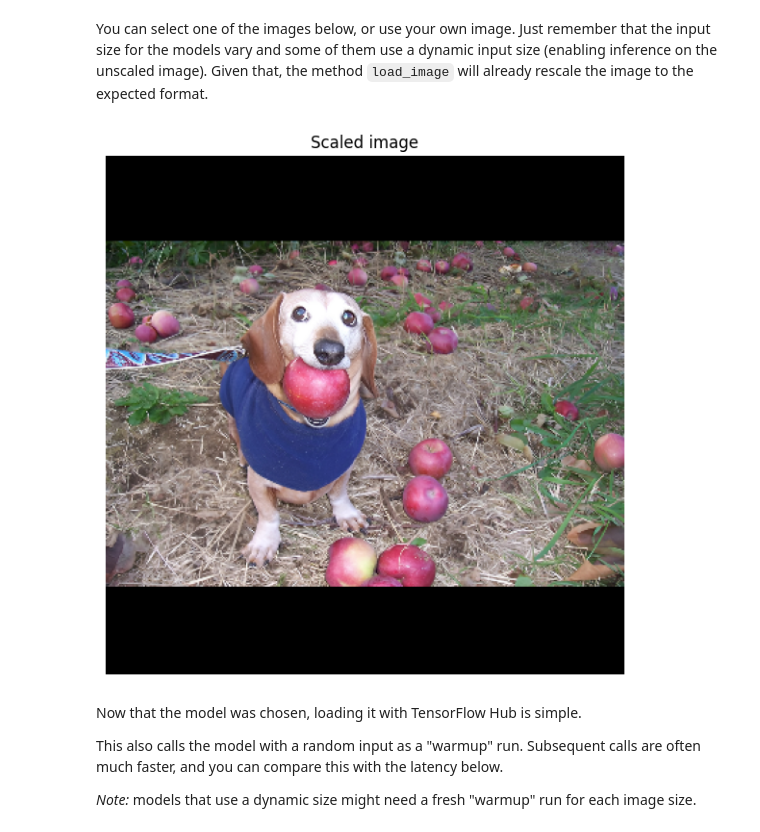
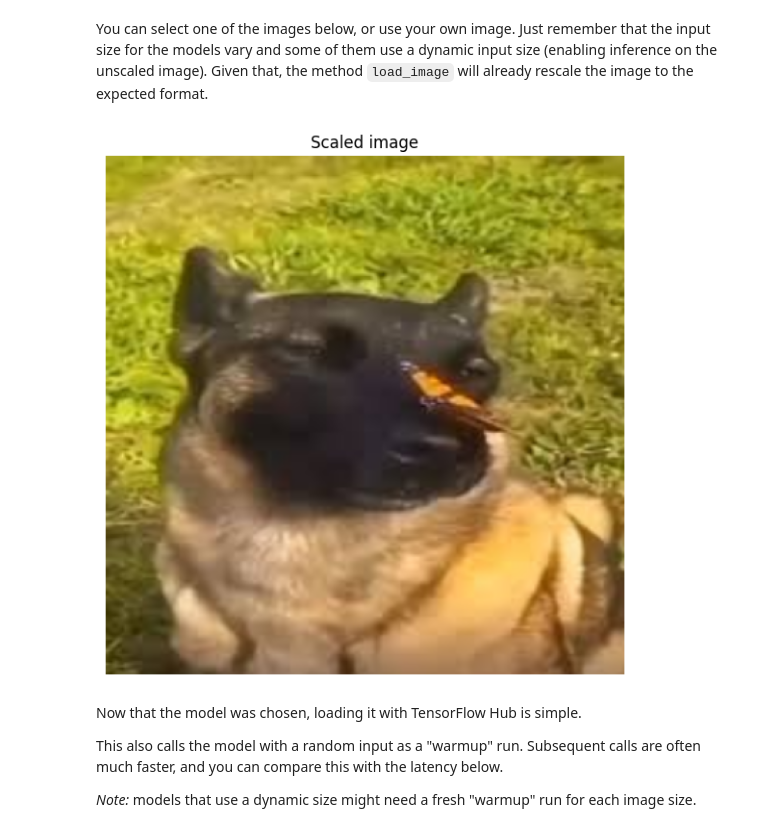
Before and after one commit to Drimmyr/-, a Jupyter notebook: site/en/hub/tutorials/image_classification.ipynb, the cells around one changed output. Cells and saved outputs as stored; diff of their text form; code cells hidden in the pictures.

```diff
--- a/site/en/hub/tutorials/image_classification.ipynb
+++ b/site/en/hub/tutorials/image_classification.ipynb
@@ -260,40 +258,42 @@ You can select one of the images below, or use your own image. Just remember tha
 # %%
 #@title Select an Input Image
 
-image_name = "apple" # @param ['tiger', 'bus', 'car', 'cat', 'dog', 'apple', 'banana', 'turtle', 'flamingo', 'piano', 'honeycomb', 'teapot']
+image_name = "dog" # @param ["tiger","bus","car","cat","dog","apple","banana","turtle","flamingo","piano","honeycomb","teapot","teapot mem"]
 
 images_for_test_map = {
     "tiger": "https://encrypted-tbn0.gstatic.com/images?q=tbn:ANd9GcTtGKs32gRW0nVpAi6EHA1iXT1DW17C_hCfCA&s",
     #by Charles James Sharp, CC BY-SA 4.0 <https://creativecommons.org/licenses/by-sa/4.0>, via Wikimedia Commons
     "bus": "https://upload.wikimedia.org/wikipedia/commons/6/63/LT_471_%28LTZ_1471%29_Arriva_London_New_Routemaster_%2819522859218%29.jpg",
     #by Martin49 from London, England, CC BY 2.0 <https://creativecommons.org/licenses/by/2.0>, via Wikimedia Commons
     "car": "https://carsweek.ru/upload/iblock/cdf/cdf0a5fafefbe10e156f867bb16f524c.jpg",
     #by EurovisionNim, CC BY-SA 4.0 <https://creativecommons.org/licenses/by-sa/4.0>, via Wikimedia Commons
     "cat": "https://memi.klev.club/uploads/posts/2024-04/memi-klev-club-o71q-p-memi-kot-s-ruzhem-29.jpg",
     #by Alvesgaspar, CC BY-SA 3.0 <https://creativecommons.org/licenses/by-sa/3.0>, via Wikimedia Commons
     "dog": "https://encrypted-tbn0.gstatic.com/images?q=tbn:ANd9GcS4Vrxs3GDd74IGOzqrFeda8K2E9D5fescRPw&s",
     #by Craig Pemberton, CC BY-SA 3.0 <https://creativecommons.org/licenses/by-sa/3.0>, via Wikimedia Commons
     "apple": "https://opis-cdn.tinkoffjournal.ru/mercury/01-dog-with-an-apple.jpg",
     #by Abhijit Tembhekar from Mumbai, India, CC BY 2.0 <https://creativecommons.org/licenses/by/2.0>, via Wikimedia Commons
     "banana": "https://memi.klev.club/uploads/posts/2024-04/memi-klev-club-lb0g-p-memi-kot-v-kostyume-banana-18.jpg",
     #by fir0002  flagstaffotos [at] gmail.com		Canon 20D + Tamron 28-75mm f/2.8, GFDL 1.2 <http://www.gnu.org/licenses/old-licenses/fdl-1.2.html>, via Wikimedia Commons
     "turtle": "https://masterpiecer-images.s3.yandex.net/5ffea669e1256dd:upscaled",
     #by Claudio Giovenzana, CC BY-SA 3.0 <https://creativecommons.org/licenses/by-sa/3.0>, via Wikimedia Commons
     "flamingo": "https://encrypted-tbn0.gstatic.com/images?q=tbn:ANd9GcRx4RaiOKWLrEBm0_GRoMq3PJ5je_ysP49D-g&s",
     #by Christian Mehlführer, User:Chmehl, CC BY 3.0 <https://creativecommons.org/licenses/by/3.0>, via Wikimedia Commons
     "piano": "https://encrypted-tbn0.gstatic.com/images?q=tbn:ANd9GcSumHFtVAS1kZec7rCfjS8zm0cgums7laBDZw&s",
     #by "Photo: © Copyright Steinway & Sons", CC BY-SA 3.0 <https://creativecommons.org/licenses/by-sa/3.0>, via Wikimedia Commons
     "honeycomb": "https://encrypted-tbn0.gstatic.com/images?q=tbn:ANd9GcRXhc4yLqBxt7JvstG0EApFiZozdmml1_HSfQ&s",
     #by Merdal, CC BY-SA 3.0 <http://creativecommons.org/licenses/by-sa/3.0/>, via Wikimedia Commons
     "teapot": "https://memi.klev.club/uploads/posts/2024-12/memi-klev-club-g23t-p-memi-muzhik-s-chainikom-12.jpg",
     #by Mendhak, CC BY-SA 2.0 <https://creativecommons.org/licenses/by-sa/2.0>, via Wikimedia Commons
+    "teapot mem": "https://encrypted-tbn0.gstatic.com/images?q=tbn:ANd9GcS4jLyVW8T9MyQvgmb0P-HbpDtFocgC64HaVw&s",
+    #by Mendhak, CC BY-SA 2.0 <https://creativecommons.org/licenses/by-sa/2.0>, via Wikimedia Commons
 }
 
 img_url = images_for_test_map[image_name]
 image, original_image = load_image(img_url, image_size, dynamic_size, max_dynamic_size)
 show_image(image, 'Scaled image')
 # %% [output]
-[figure, old version]
+[figure, new version]
 # %% [markdown]
 Now that the model was chosen, loading it with TensorFlow Hub is simple.
 
```
Also changed, not shown: parts of 3 cells of this notebook.
